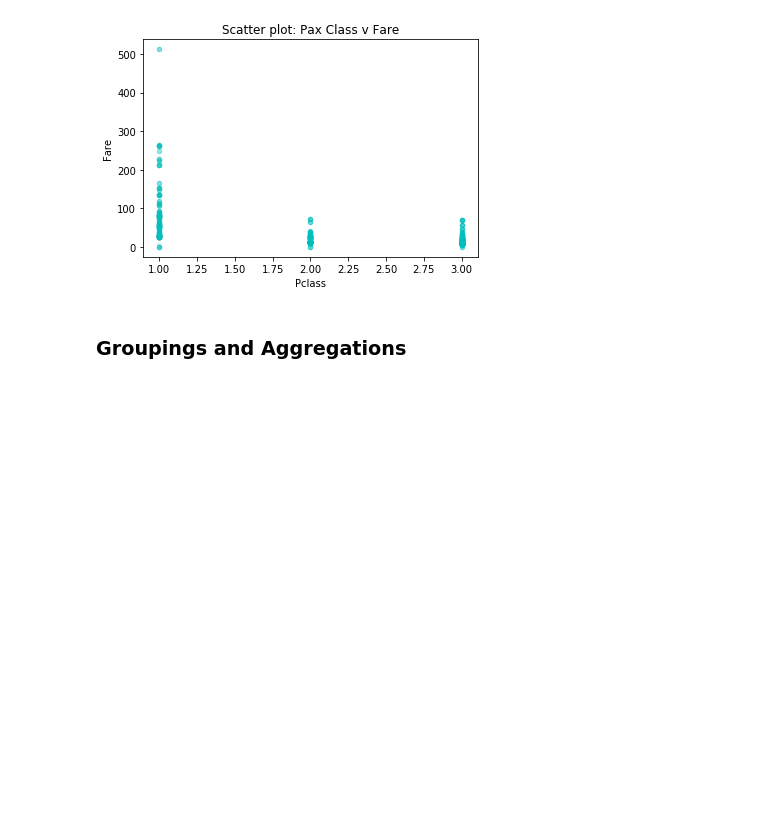
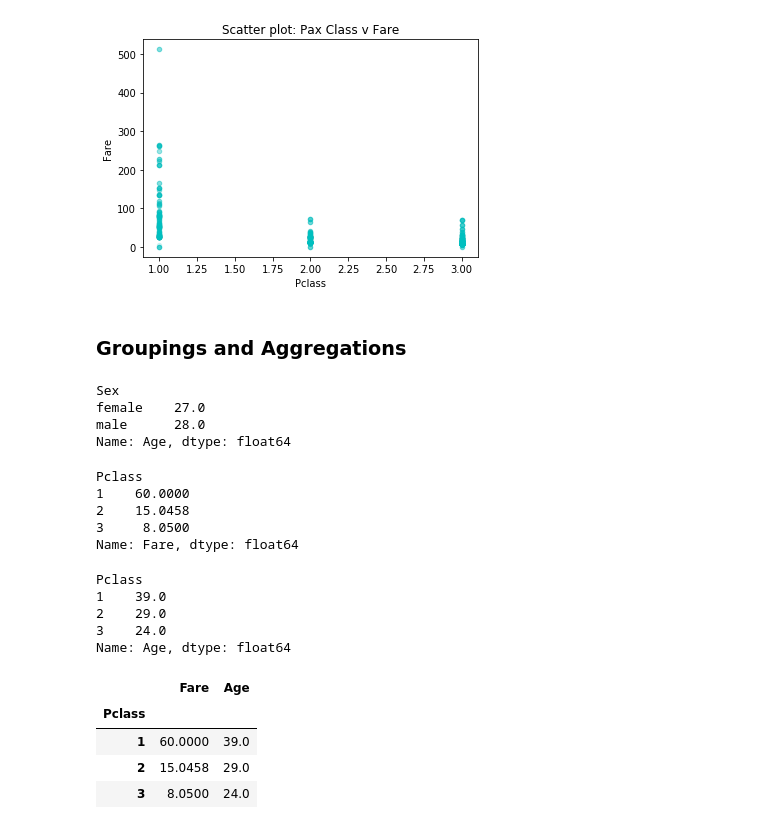
Before and after one commit to graemerenfrew/titanic, a Jupyter notebook: notebooks/2.0-ak-exploring-processing-data.ipynb, the cells around one changed output. Drawn from its saved outputs; the diff is of its cells as text; code cells hidden in the pictures; blank space fills up the shorter version.

```diff
--- a/notebooks/2.0-ak-exploring-processing-data.ipynb
+++ b/notebooks/2.0-ak-exploring-processing-data.ipynb
@@ -468,3 +468,20 @@ df.plot.scatter(x='Pclass', y='Fare', color='c', title='Scatter plot: Pax Class
 # The max fares for 2 and 3rd class are only up to $100
 # %% [markdown]
 ### Groupings and Aggregations
+# %%
+# group by, and get a median age from each group M/F  - so median age for m and f are similar
+df.groupby('Sex').Age.median()
+# %% [output]
+Sex
+female    27.0
+male      28.0
+Name: Age, dtype: float64
+# %%
+# group by class
+df.groupby(['Pclass']).Fare.median()
+# %% [output]
+Pclass
+1    60.0000
+2    15.0458
+3     8.0500
+Name: Fare, dtype: float64
@@ -470,0 +490,9 @@ df.plot.scatter(x='Pclass', y='Fare', color='c', title='Scatter plot: Pax Class
+# %%
+# what was the median age, per class
+df.groupby(['Pclass']).Age.median()
+# %% [output]
+Pclass
+1    39.0
+2    29.0
+3    24.0
+Name: Age, dtype: float64
@@ -470,0 +501,9 @@ df.plot.scatter(x='Pclass', y='Fare', color='c', title='Scatter plot: Pax Class
+# %%
+# we can apply median on multiple columns too
+df.groupby(['Pclass'])['Fare','Age'].median()
+# %% [output]
+|  | Fare | Age |
+| Pclass |  |  |
+| 1 | 60.0000 | 39.0 |
+| 2 | 15.0458 | 29.0 |
+| 3 | 8.0500 | 24.0 |
```
Also changed, not shown: parts of 7 cells of this notebook.
